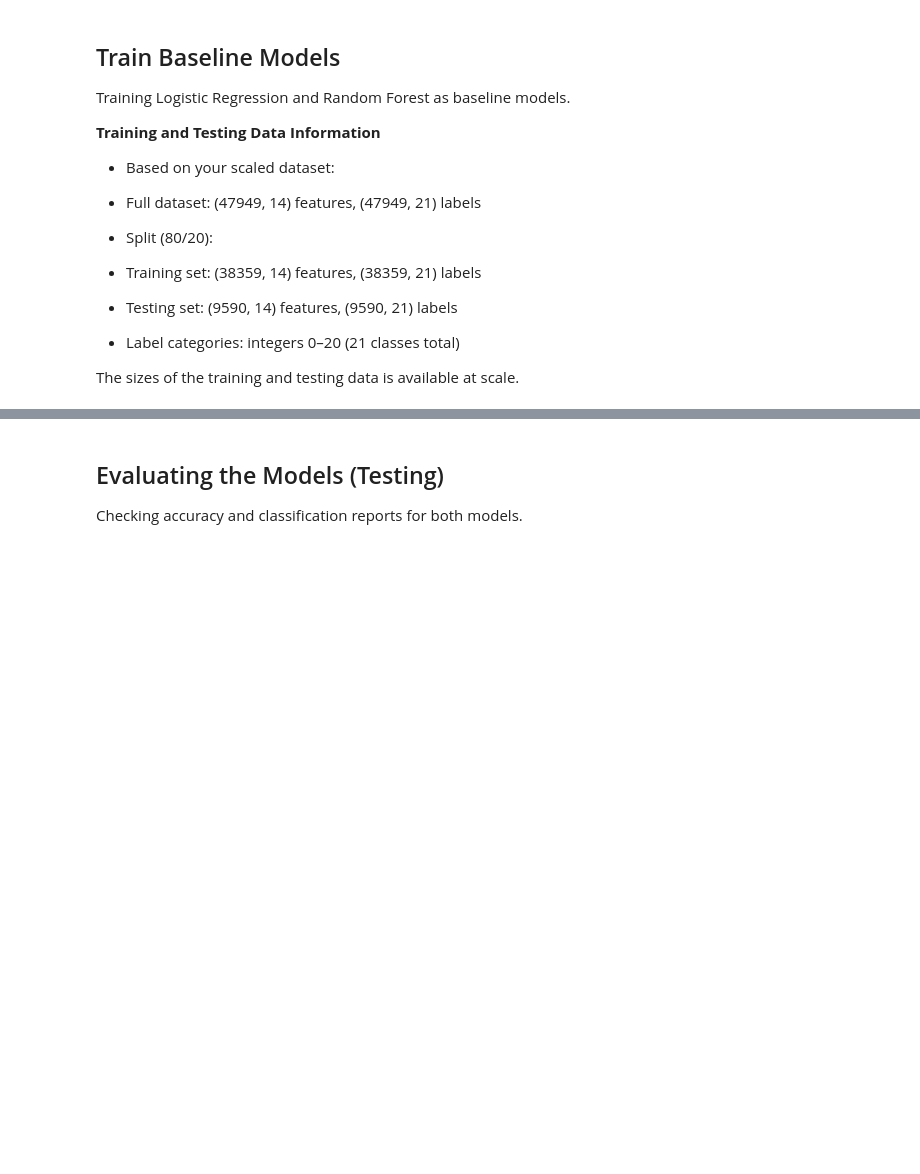
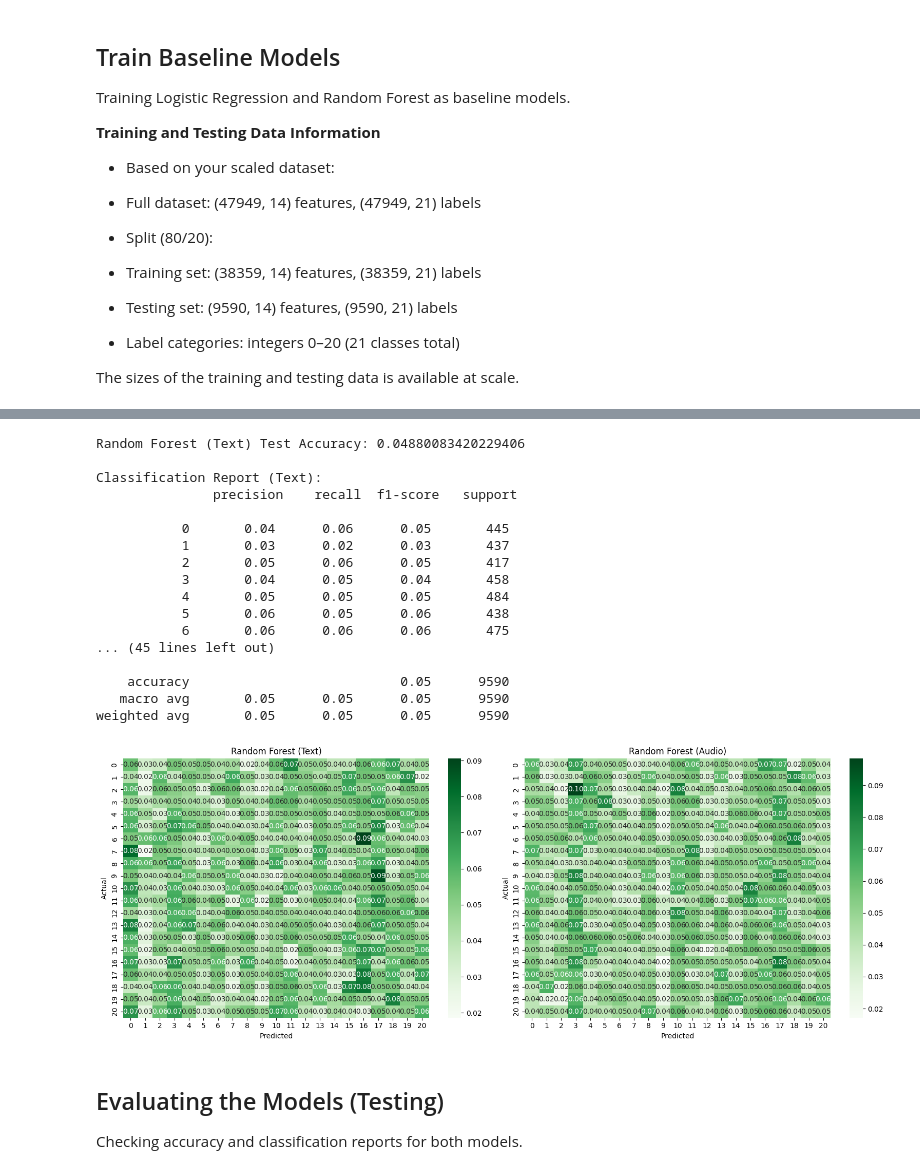
Before and after one commit to CYBERGOLD-D/Voice_Text_AI_Classifier, a Jupyter notebook: Audio_Text_CC_Full.ipynb, the cells around one changed output, grey strips where cells are left out. Saved outputs shown, nothing was run; the diff lists cells and outputs as text; code cells hidden in the pictures; blank space fills up the shorter version.

```diff
--- a/Audio_Text_CC_Full.ipynb
+++ b/Audio_Text_CC_Full.ipynb
@@ -1395,3 +1510,65 @@ Feature count: 14
+# %%
+# Random Forest Classifier training with confusion matrices for both Text and Audio datasets.
+
+import matplotlib.pyplot as plt
+import seaborn as sns
+from sklearn.ensemble import RandomForestClassifier
+from sklearn.metrics import confusion_matrix, accuracy_score, classification_report
+
+# --- Random Forest (Text) ---
+rf_text = RandomForestClassifier(n_estimators=50, max_depth=20, n_jobs=-1, random_state=42)
+rf_text.fit(X_train_text, y_train_int)
+y_test_pred_text_rf = rf_text.predict(X_test_text)
+
+print("Random Forest (Text) Test Accuracy:", accuracy_score(y_test_int, y_test_pred_text_rf))
+print("\nClassification Report (Text):\n", classification_report(y_test_int, y_test_pred_text_rf))
+
+cm_rf_text = confusion_matrix(y_test_int, y_test_pred_text_rf, normalize='true')
+
+# --- Random Forest (Audio) ---
+rf_audio = RandomForestClassifier(n_estimators=50, max_depth=20, n_jobs=-1, random_state=42)
+rf_audio.fit(X_train_audio, y_train_int)
+y_test_pred_audio_rf = rf_audio.predict(X_test_audio)
+
+print("Random Forest (Audio) Test Accuracy:", accuracy_score(y_test_int, y_test_pred_audio_rf))
+print("\nClassification Report (Audio):\n", classification_report(y_test_int, y_test_pred_audio_rf))
+
+cm_rf_audio = confusion_matrix(y_test_int, y_test_pred_audio_rf, normalize='true')
+
+# --- Side-by-side plots ---
+fig, axes = plt.subplots(1, 2, figsize=(16,6))
+
+sns.heatmap(cm_rf_text, annot=True, fmt=".2f", cmap="Greens", ax=axes[0])
+axes[0].set_title("Random Forest (Text)")
+axes[0].set_xlabel("Predicted")
+axes[0].set_ylabel("Actual")
+
+sns.heatmap(cm_rf_audio, annot=True, fmt=".2f", cmap="Greens", ax=axes[1])
+axes[1].set_title("Random Forest (Audio)")
+axes[1].set_xlabel("Predicted")
+axes[1].set_ylabel("Actual")
+
+plt.tight_layout()
+plt.show()
+# %% [output]
+Random Forest (Text) Test Accuracy: 0.04880083420229406
+
+Classification Report (Text):
+               precision    recall  f1-score   support
+
+           0       0.04      0.06      0.05       445
+           1       0.03      0.02      0.03       437
+           2       0.05      0.06      0.05       417
+           3       0.04      0.05      0.04       458
+           4       0.05      0.05      0.05       484
+           5       0.06      0.05      0.06       438
+           6       0.06      0.06      0.06       475
+... (45 lines left out)
+
+    accuracy                           0.05      9590
+   macro avg       0.05      0.05      0.05      9590
+weighted avg       0.05      0.05      0.05      9590
+[figure, added]
 # %% [markdown]
 ## Evaluating the Models (Testing)
 Checking accuracy and classification reports for both models.
```
Also changed, not shown: parts of 21 cells of this notebook, 2 other files.
